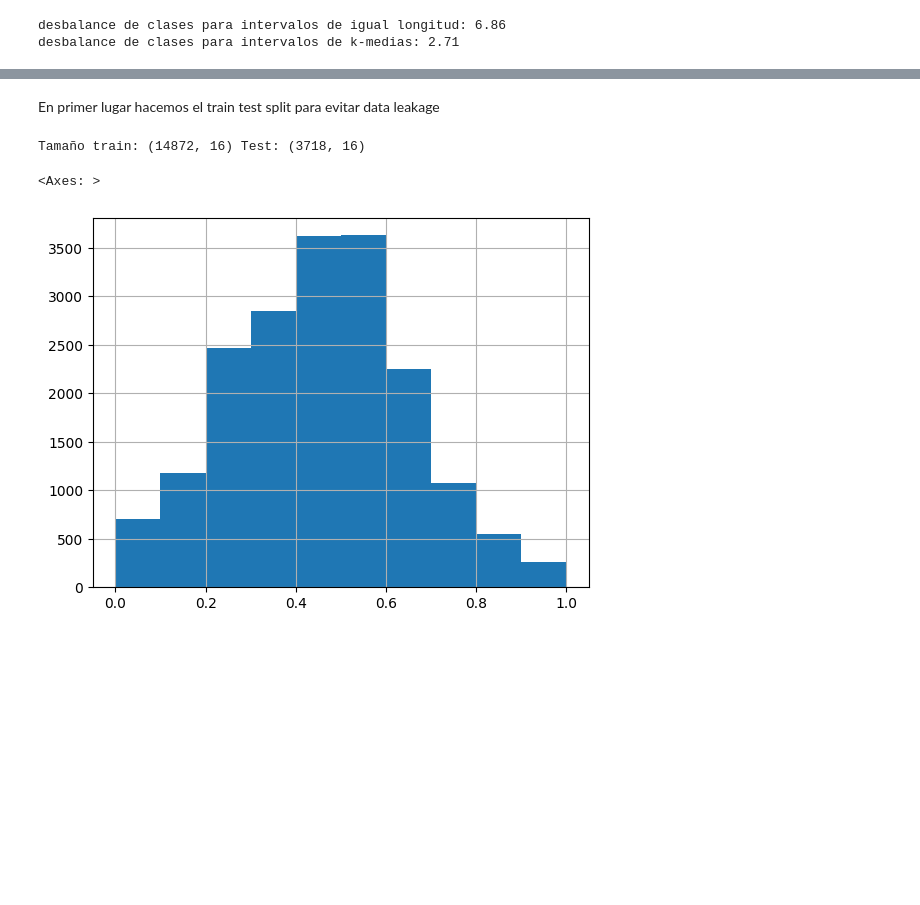
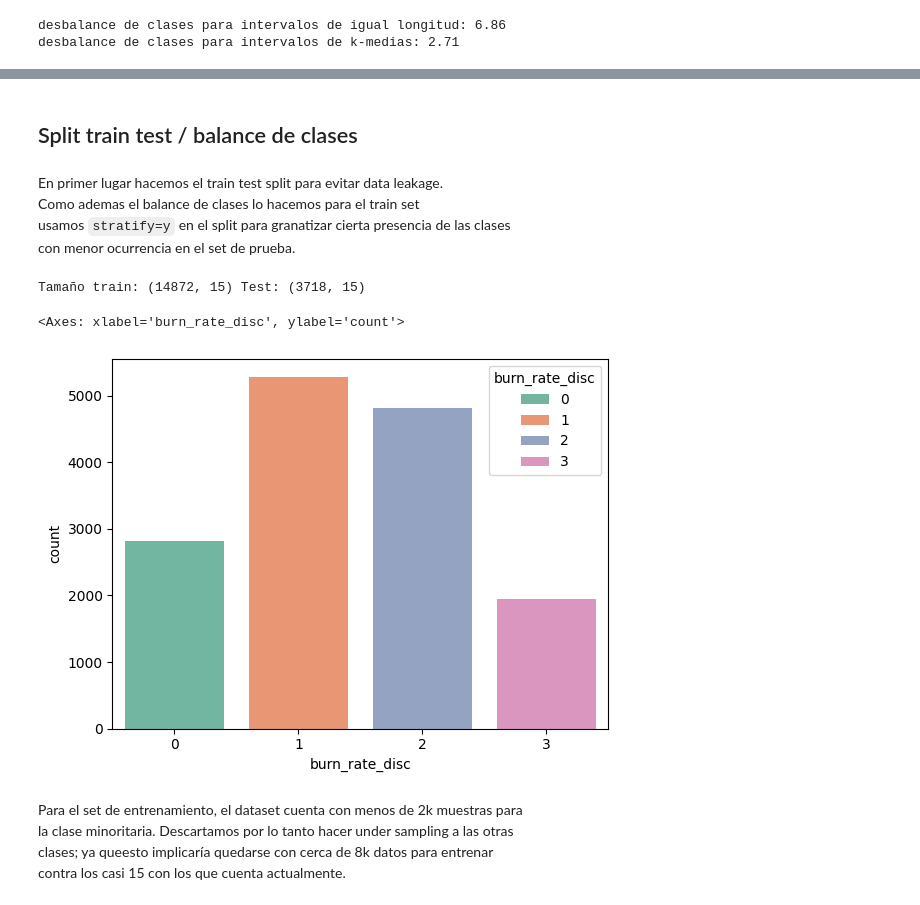
Before and after one commit to kpennington-esc/tp_2_add, a Jupyter notebook: tp_2_add.ipynb, the cells around one changed output, grey strips where cells are left out. Drawn from its saved outputs; the diff is of its cells as text; code cells hidden in the pictures; blank space fills up the shorter version.

```diff
--- a/tp_2_add.ipynb
+++ b/tp_2_add.ipynb
@@ -121,0 +147,4 @@ df.head(5)
+# %%
+df["burn_rate_disc"] = df.kbin_kmeans
+df = df.drop(columns=["equal_width", "equal_freq", "kbin_kmeans"])
+df.head(5)
@@ -121,0 +167,5 @@ df.head(5)
+# %%
+df["gender"] = df["gender"].map({"Male": 0, "Female": 1})
+df["company_type"] = df["company_type"].map({"Service": 0, "Product": 1})
+df["wfh_setup_available"] = df["wfh_setup_available"].map({"No": 0, "Yes": 1})
+df = df.drop("date_of_joining", axis=1)
@@ -122,15 +184,25 @@ df.head(5)
+# %% [markdown]
+## Split train test / balance de clases
 # %%
-X = df.drop("burn_rate", axis=1)
-y = df.burn_rate
+X = df.drop(columns=["burn_rate", "burn_rate_disc"], axis=1)
+y = df.burn_rate_disc
 # %% [markdown]
-En primer lugar hacemos el train test split para evitar data leakage
+En primer lugar hacemos el train test split para evitar data leakage. <br>
+Como ademas el balance de clases lo hacemos para el train set<br>
+usamos `stratify=y` en el split para granatizar cierta presencia de las clases<br>
+con menor ocurrencia en el set de prueba.
 # %%
-X_train, X_test, y_train, y_test = train_test_split(X, y, test_size=0.2, random_state=42)
+X_train, X_test, y_train, y_test = train_test_split(X, y, test_size=0.2, random_state=42, stratify=y)
 print("Tamaño train:", X_train.shape, "Test:", X_test.shape)
 # %% [output]
-Tamaño train: (14872, 16) Test: (3718, 16)
+Tamaño train: (14872, 15) Test: (3718, 15)
-# %%
-y.hist()
-# %% [output]
-<Axes: >
-[figure, removed]
+# %%
+sns.countplot(x=y_train, hue=y_train, palette="Set2")
+# %% [output]
+<Axes: xlabel='burn_rate_disc', ylabel='count'>
+[figure, added]
+# %% [markdown]
+Para el set de entrenamiento, el dataset cuenta con menos de 2k muestras para<br>
+la clase minoritaria. Descartamos por lo tanto hacer under sampling a las otras<br>
+clases; ya queesto implicaría quedarse con cerca de 8k datos para entrenar<br>
+contra los casi 15 con los que cuenta actualmente.
```
Also changed, not shown: parts of 14 cells of this notebook.
